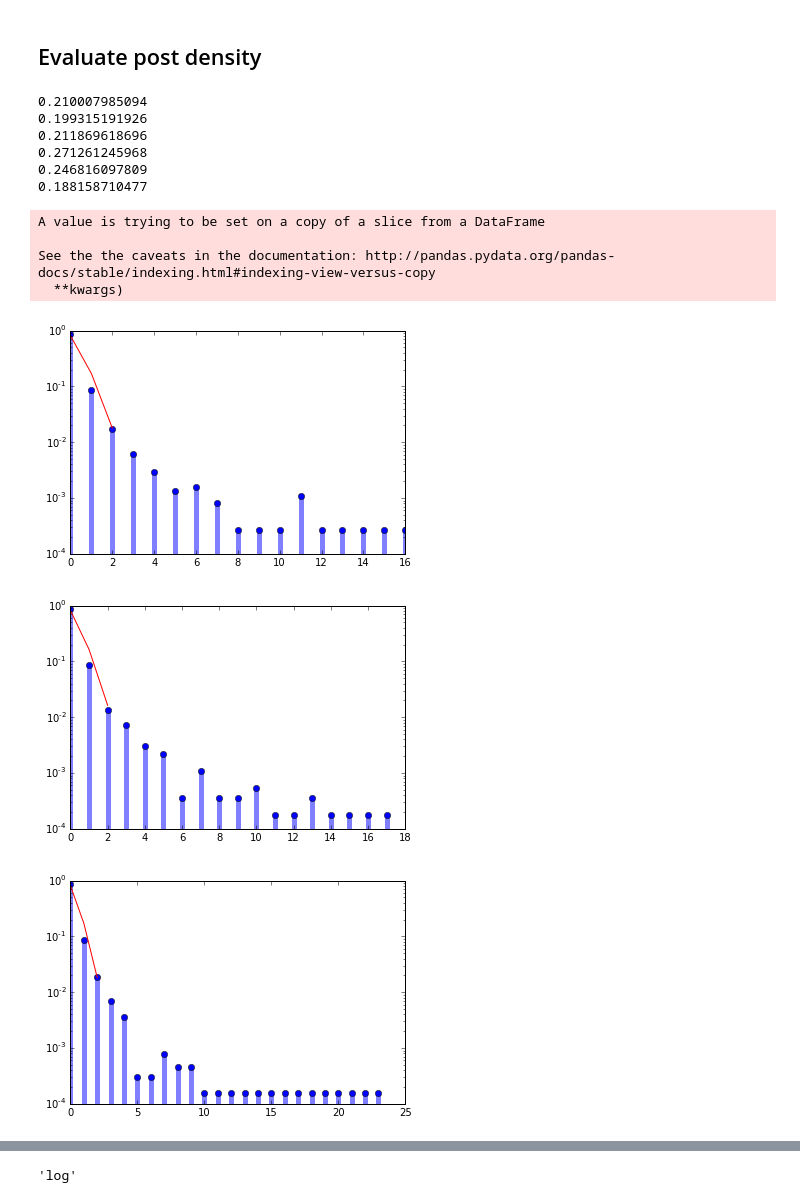
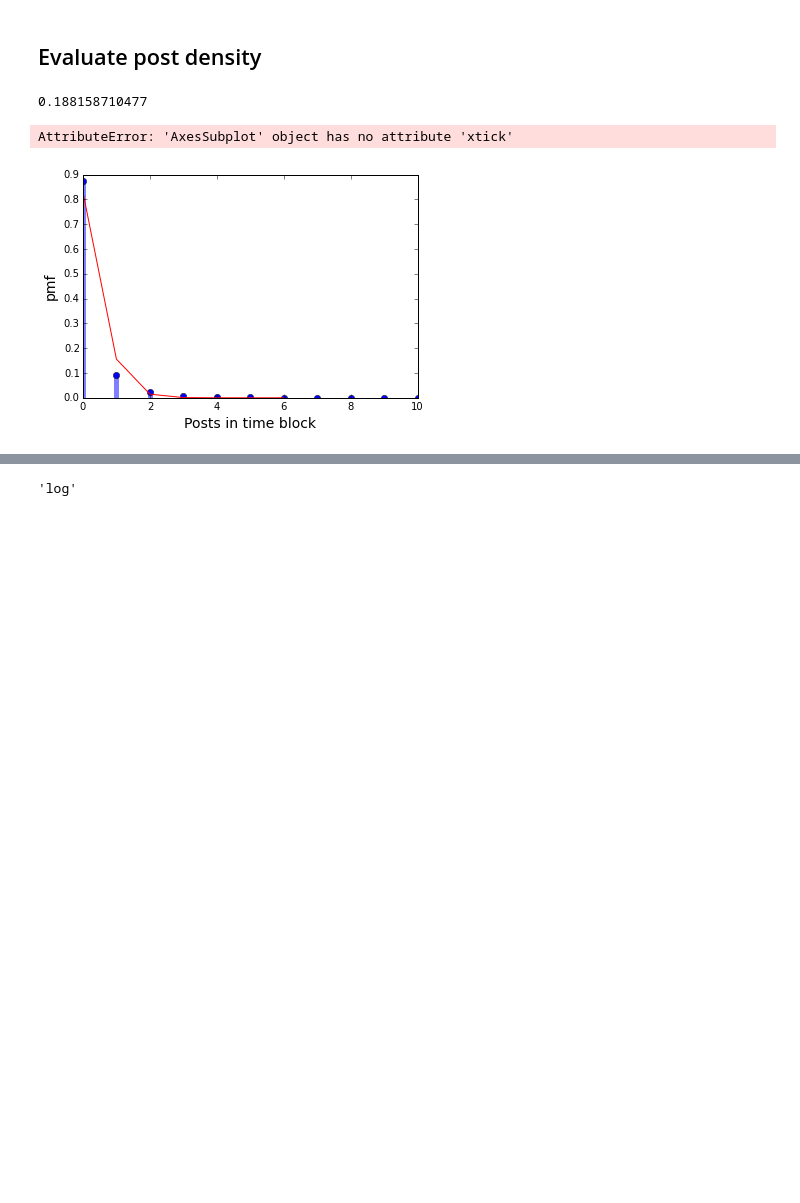
Before and after one commit to mdnip/InsightProject, a Jupyter notebook: San Francisco.ipynb, the cells around one changed output, grey strips where cells are left out. Cells and saved outputs as stored; diff of their text form; code cells hidden in the pictures; blank space fills up the shorter version.

```diff
--- a/San Francisco.ipynb
+++ b/San Francisco.ipynb
@@ -252,0 +258,5 @@ ax.plot(range(0,bins_in_week*n_clusters_), u, 'b--', lw=2, alpha=0.6)
+# %%
+fig, ax = plt.subplots(1,1)
+ax.plot(range(0,bins_in_week), md[:bins_in_week], 'r-', lw=2, alpha=0.6)
+ax.plot(range(0,bins_in_week), l[:bins_in_week], 'b--', lw=2, alpha=0.6)
+ax.plot(range(0,bins_in_week), u[:bins_in_week], 'b--', lw=2, alpha=0.6)
@@ -381,49 +394,43 @@ temp_bin = df1.groupby(['cluster_label','day_of_week','day_of_month','hour_of_da
 temp_bin_no_spatial_outliers = temp_bin[temp_bin['cluster_label'] != -1]
 temp_bin_no_spatial_outliers.rename(columns = {'created_time' : 'num_posts_per_time_slot'}, inplace = True)
 
 posts_per_time_period = temp_bin_no_spatial_outliers.groupby(['num_posts_per_time_slot','hour_of_day']).count()['cluster_label'].reset_index()
 
 def plot_arrival_hist(time_bin):
     dist_posts_per_time_period = posts_per_time_period[posts_per_time_period['hour_of_day'] == time_bin]['cluster_label'].reset_index()['cluster_label']
     emp_dist = (dist_posts_per_time_period/dist_posts_per_time_period.sum()).values
     mu = dot(np.array(range(0,len(emp_dist))),emp_dist)
     print mu
 
     fig, ax = plt.subplots()
     ax.plot(range(0,len(emp_dist)), emp_dist, 'bo')
     ax.vlines(range(0,len(emp_dist)), 0, emp_dist, 'b', lw=5, alpha=0.5)
 
     x = np.arange(poisson.ppf(0.01, mu),
-                  poisson.ppf(0.9999, mu))
+                  poisson.ppf(0.999999999, mu))
     ax.plot(x, poisson.pmf(x, mu), 'r-', ms=8, label='poisson pmf')
-    plt.yscale('log')
+    plt.yscale('linear')
     #ax.vlines(x, 0, poisson.pmf(x, mu), colors='r', lw=5, alpha=0.5)
 
     #plot(range(1,len(emp_dist)+1),emp_dist, 'b-')
 
 
-plot_arrival_hist(0)
-plot_arrival_hist(1)
-plot_arrival_hist(2)
-plot_arrival_hist(3)
-plot_arrival_hist(4)
+#plot_arrival_hist(0)
+#plot_arrival_hist(1)
+#plot_arrival_hist(2)
+#plot_arrival_hist(3)
+#plot_arrival_hist(4)
 plot_arrival_hist(5)
 #num_posts = posts_per_time_period.sum()
+
+plt.xlabel('Posts in time block', fontsize = 14)
+plt.ylabel('pmf', fontsize = 14)
+ax.xtick(range(0,1,.1), fontsize = 14)
 
 #(posts_per_time_period/num_posts).plot(kind = 'bar')
 
 #temp_bin_no_spatial_outliers['num_posts_per_time_slot'].mean()
 # %% [output]
-0.210007985094
-0.199315191926
-0.211869618696
-0.271261245968
-0.246816097809
 0.188158710477
-A value is trying to be set on a copy of a slice from a DataFrame
-
-See the the caveats in the documentation: http://pandas.pydata.org/pandas-docs/stable/indexing.html#indexing-view-versus-copy
-  **kwargs)
+AttributeError: 'AxesSubplot' object has no attribute 'xtick'
-[figure, old version]
+[figure, new version]
-[figure, removed]
-[figure, removed]
```
Also changed, not shown: parts of 7 cells of this notebook, 18 other files.
